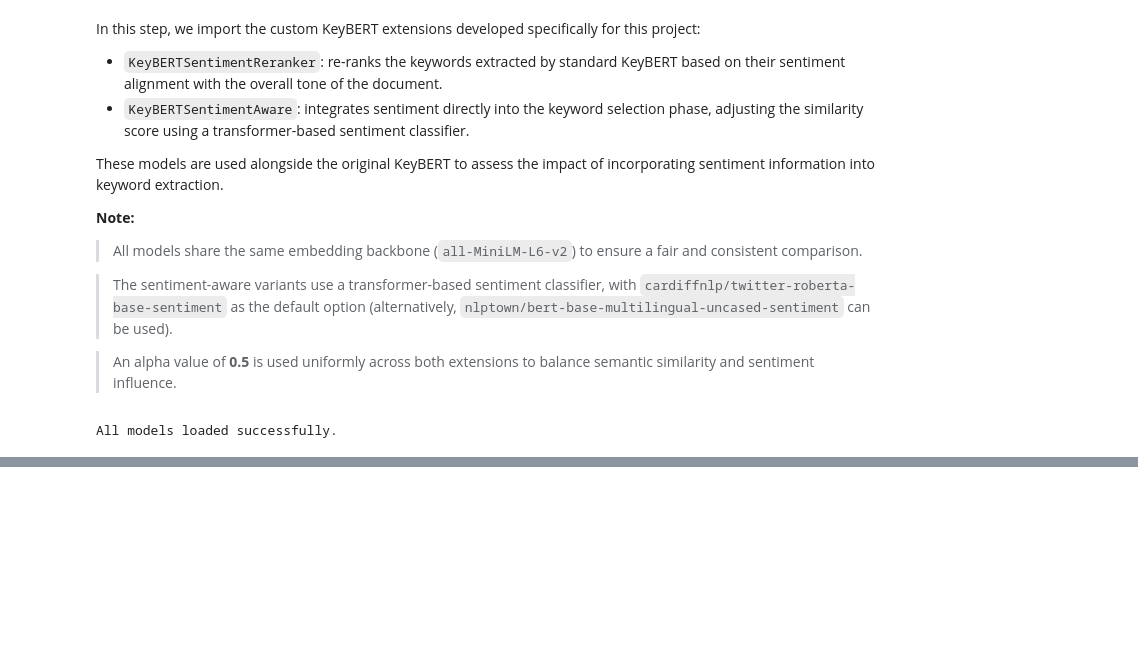
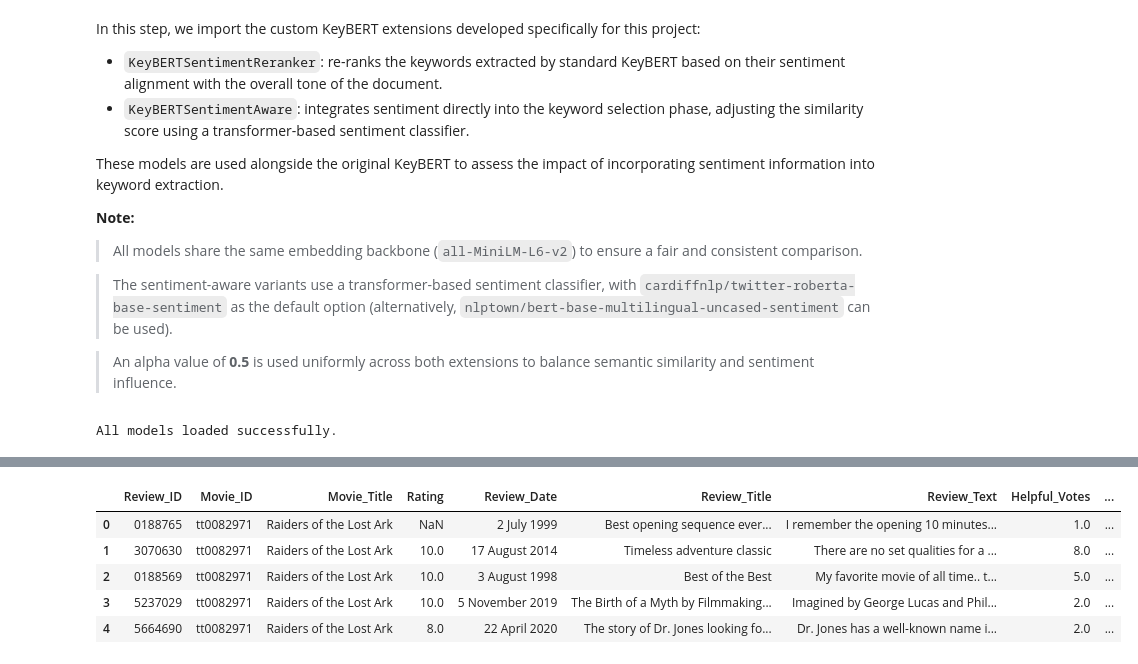
Before and after one commit to Manuele23/DNLP-KeyBert, a Jupyter notebook: SentimentAwareKeyBERT/model_evaluation/model_evaluation.ipynb, the cells around one changed output, grey strips where cells are left out. Cells and saved outputs as stored; diff of their text form; code cells hidden in the pictures; blank space fills up the shorter version.

```diff
--- a/SentimentAwareKeyBERT/model_evaluation/model_evaluation.ipynb
+++ b/SentimentAwareKeyBERT/model_evaluation/model_evaluation.ipynb
@@ -271,0 +313,13 @@ All models loaded successfully.
+# %%
+# Select specific film
+selected_film_id = "tt0082971"  # Movie_ID for "Raiders of the Lost Ark"
+
+film_df = others_custom_df[others_custom_df["Movie_ID"] == selected_film_id]
+film_df.head(5)
+# %% [output]
+|  | Review_ID | Movie_ID | Movie_Title | Rating | Review_Date | Review_Title | Review_Text | Helpful_Votes | ... |
+| 0 | 0188765 | tt0082971 | Raiders of the Lost Ark | NaN | 2 July 1999 | Best opening sequence ever... | I remember the opening 10 minutes... | 1.0 | ... |
+| 1 | 3070630 | tt0082971 | Raiders of the Lost Ark | 10.0 | 17 August 2014 | Timeless adventure classic | There are no set qualities for a ... | 8.0 | ... |
+| 2 | 0188569 | tt0082971 | Raiders of the Lost Ark | 10.0 | 3 August 1998 | Best of the Best | My favorite movie of all time.. t... | 5.0 | ... |
+| 3 | 5237029 | tt0082971 | Raiders of the Lost Ark | 10.0 | 5 November 2019 | The Birth of a Myth by Filmmaking... | Imagined by George Lucas and Phil... | 2.0 | ... |
+| 4 | 5664690 | tt0082971 | Raiders of the Lost Ark | 8.0 | 22 April 2020 | The story of Dr. Jones looking fo... | Dr. Jones has a well-known name i... | 2.0 | ... |
```
Also changed, not shown: parts of 24 cells of this notebook, 4 other files.
